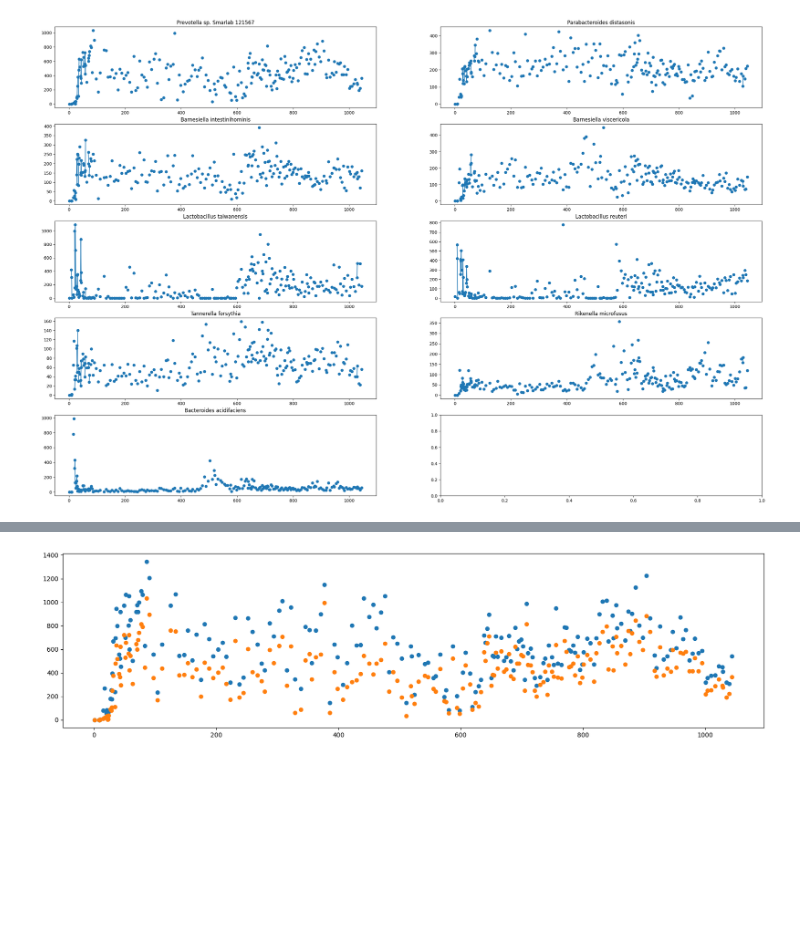
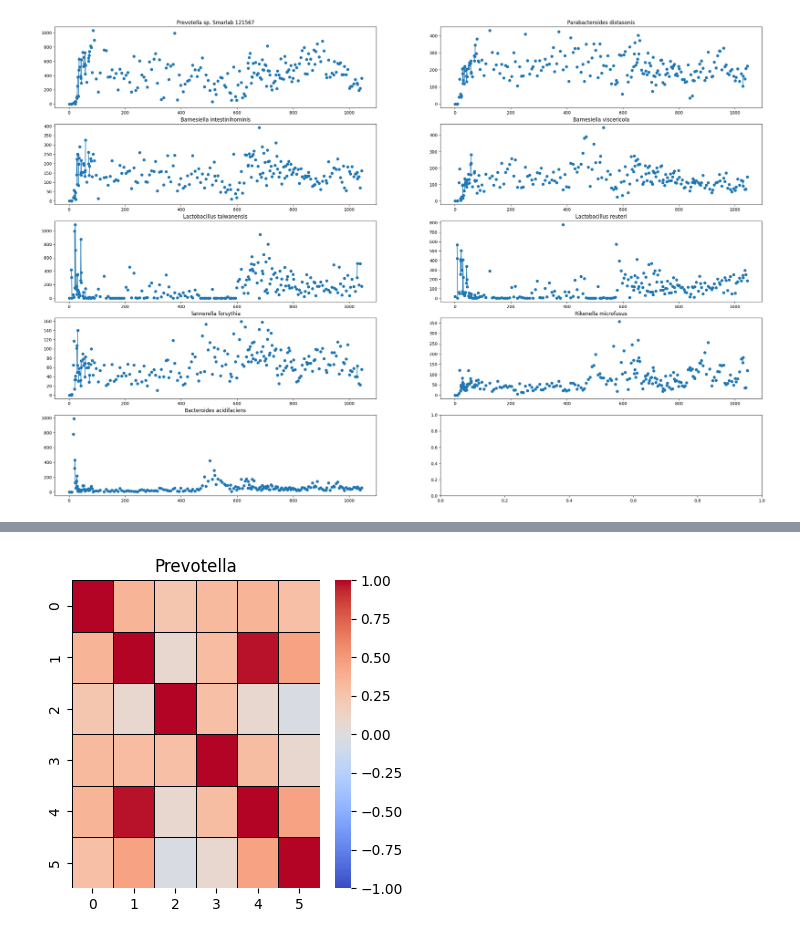
Before and after one commit to miriamzara/LCPA_project, a Jupyter notebook: new_analyisis_miriam.ipynb, the cells around one changed output, grey strips where cells are left out. Cells and saved outputs as stored; diff of their text form; code cells hidden in the pictures; blank space fills up the shorter version.

Commit message:
doing intra and inter genus covariance analyisis

```diff
--- a/new_analyisis_miriam.ipynb
+++ b/new_analyisis_miriam.ipynb
@@ -416,16 +397,81 @@ mapping = dict(zip(unique_combos['Species'], unique_combos['Genus']))
 # %%
 genus = "Prevotella"
 
+df = pd.read_csv("Data/by_mouse_transposed/mouse_1_transposed.csv")
+species = df.columns[1:]
 
-df = pd.read_csv("Data/by_mouse_transposed/mouse_1_transposed.csv")
-times = df["day"]
-species = df.columns[1:]
-bool_mask = [mapping[f'{species_}']== 'Prevotella' for species_ in species]
-filtered_species = species[bool_mask].to_list()
-filtered_species
+def species_list(genus):
+    bool_mask = [(mapping[f'{species_}']== f"{genus}" and (df[f'{species_}'].median() > 10) ) for species_ in species]
+    filtered_species = species[bool_mask].to_list()
+    num_species = len(filtered_species)
+    return filtered_species, num_species
 
-figure = plt.figure(figsize = (20,5))
-aggregated_counts = df[filtered_species].sum(axis = 1, min_count = 1)
-plt.scatter(times, aggregated_counts)
-plt.scatter(times, df['Prevotella sp. Smarlab 121567'])
+
+def genus_corr(genus_a, genus_b):
+    filtered_species_a, num_species_a = species_list(genus_a)
+    filtered_species_b, num_species_b = species_list(genus_b)
+    print(genus_a, num_species_a, genus_b, num_species_b)
+    if num_species_a < 1 or num_species_b <1:
+        estimated_pearson = None
+        return
+    estimated_covariance = np.zeros(shape = (num_species_a, num_species_b))
+    estimated_pearson = np.zeros(shape = (num_species_a, num_species_b))
+
+    for i, s_a in enumerate(filtered_species_a):
+        for j, s_b in enumerate(filtered_species_b):
+            a = df[f"{s_a}"]
+            b = df[f"{s_b}"]
+            mask = ~np.isnan(a) & ~np.isnan(b)
+            if np.sum(mask) > 1:
+                estimated_covariance[i, j] = np.cov(a[mask], b[mask])[0, 1]
+            else:
+                estimated_covariance[i, j] = np.nan
+            #estimated_covariance[i, j] = np.cov(a[mask], b[mask])[0, 1]
+
+    for i, s_a in enumerate(filtered_species_a):
+        for j, s_b in enumerate(filtered_species_b):
+            a = df[f"{s_a}"]
+            b = df[f"{s_b}"]
+            mask = ~np.isnan(a) & ~np.isnan(b)
+            if np.sum(mask) > 1:
+                denom = np.sqrt(a[mask].var() * b[mask].var())
+            else:
+                denom = 0
+            if denom != 0 and not np.isnan(estimated_covariance[i, j]):
+                estimated_pearson[i, j] = estimated_covariance[i, j] / denom
+            else:
+                estimated_pearson[i, j] = np.nan
+    return  estimated_pearson
+
+genus = "Prevotella"
+estimated_pearson = genus_corr(genus, genus)
+print(estimated_pearson)
+if estimated_pearson is not None:
+    print(f"Mean correlation for genus {genus}= ", np.mean(estimated_pearson))
+    plt.figure(figsize=(4, 4))
+    sns.heatmap(estimated_pearson, annot=False, cmap='coolwarm', linecolor = "black", vmin = -1, vmax = +1, linewidths=0.5, cbar=True)
+    plt.title(genus)
+    plt.show()
+
+
+genus = "Lactobacillus"
+estimated_pearson = genus_corr(genus, genus)
+print(estimated_pearson)
+if estimated_pearson is not None:
+    print(f"Mean correlation for genus {genus}= ", np.mean(estimated_pearson))
+    plt.figure(figsize=(4, 4))
+    sns.heatmap(estimated_pearson, annot=False, cmap='coolwarm', linecolor = "black", vmin = -1, vmax = +1, linewidths=0.5, cbar=True)
+    plt.title(genus)
+    plt.show()
+
+
+genus = "Eubacterium"
+estimated_pearson = genus_corr(genus, genus)
+print(estimated_pearson)
+if estimated_pearson is not None:
+    print(f"Mean correlation for genus {genus}= ", np.mean(estimated_pearson))
+    plt.figure(figsize=(4, 4))
+    sns.heatmap(estimated_pearson, annot=False, cmap='coolwarm', linecolor = "black", vmin = -1, vmax = +1, linewidths=0.5, cbar=True)
+    plt.title(genus)
+    plt.show()
 # %% [output]
@@ -433 +486 @@ plt.scatter(times, df['Prevotella sp. Smarlab 121567'])
-[figure, old version]
+[figure, new version]
```
Also changed, not shown: parts of 10 cells of this notebook.
